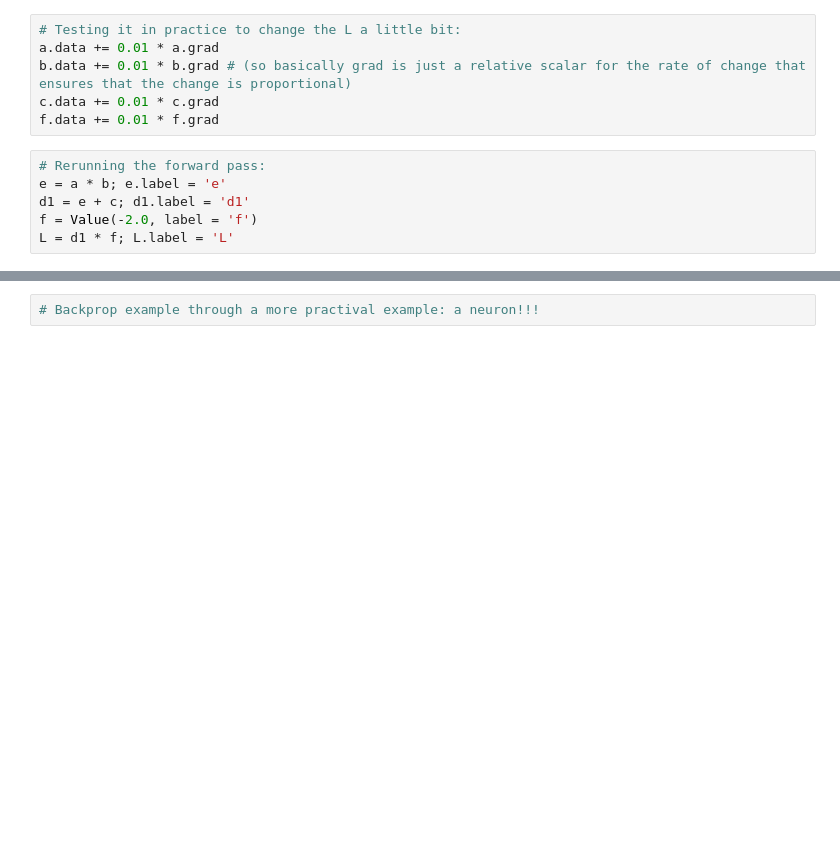
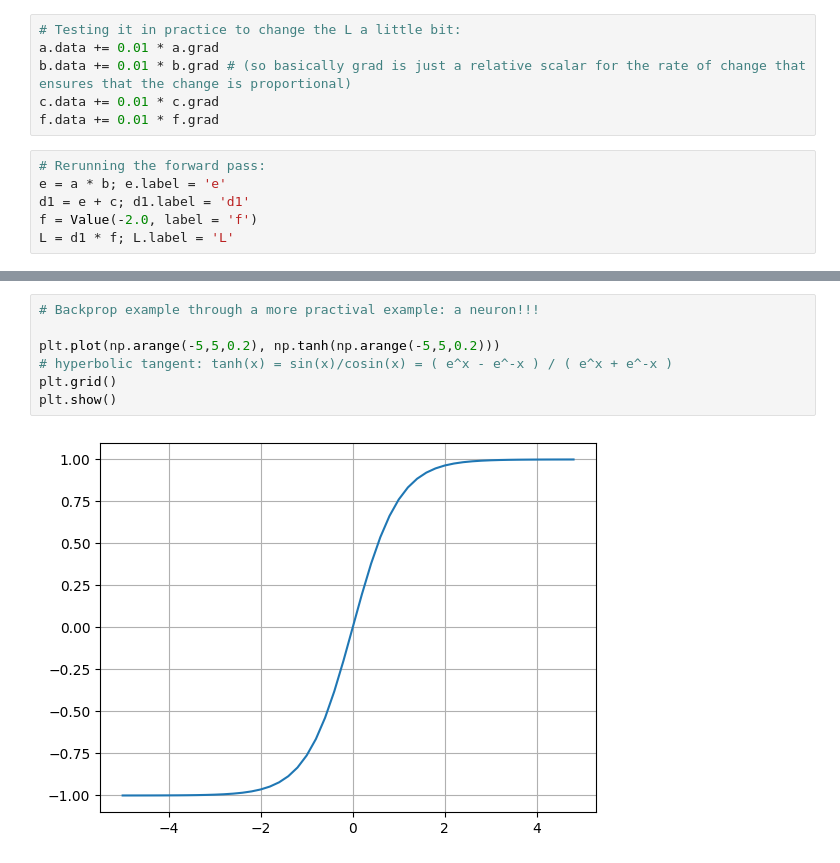
Before and after one commit to Anya-Desdein/nn-zero-to-hero-by-andrej-karpathy, a Jupyter notebook: Micrograd/micrograd_01.ipynb, the cells around one changed output, grey strips where cells are left out. Cells and saved outputs as stored; diff of their text form; blank space fills up the shorter version.

```diff
--- a/Micrograd/micrograd_01.ipynb
+++ b/Micrograd/micrograd_01.ipynb
@@ -630,5 +632,12 @@ L = d1 * f; L.label = 'L'
 draw_dot(L)
 # %% [output]
 [drawing not drawn]
-# %%
-# Backprop example through a more practival example: a neuron!!!
+# %%
+# Backprop example through a more practival example: a neuron!!!
+
+plt.plot(np.arange(-5,5,0.2), np.tanh(np.arange(-5,5,0.2)))
+# hyperbolic tangent: tanh(x) = sin(x)/cosin(x) = ( e^x - e^-x ) / ( e^x + e^-x )
+plt.grid()
+plt.show()
+# %% [output]
+[figure, added]
```
Also changed, not shown: parts of 17 cells of this notebook.
